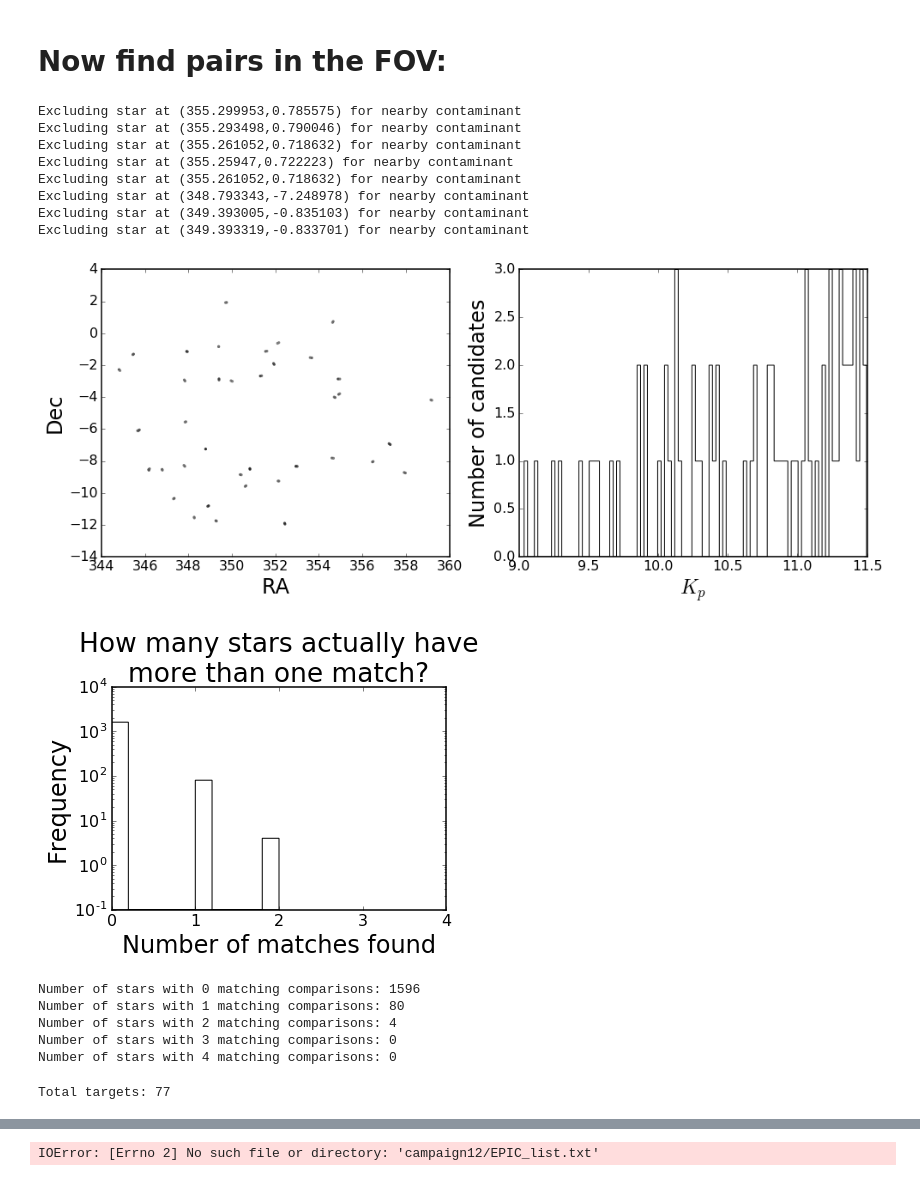
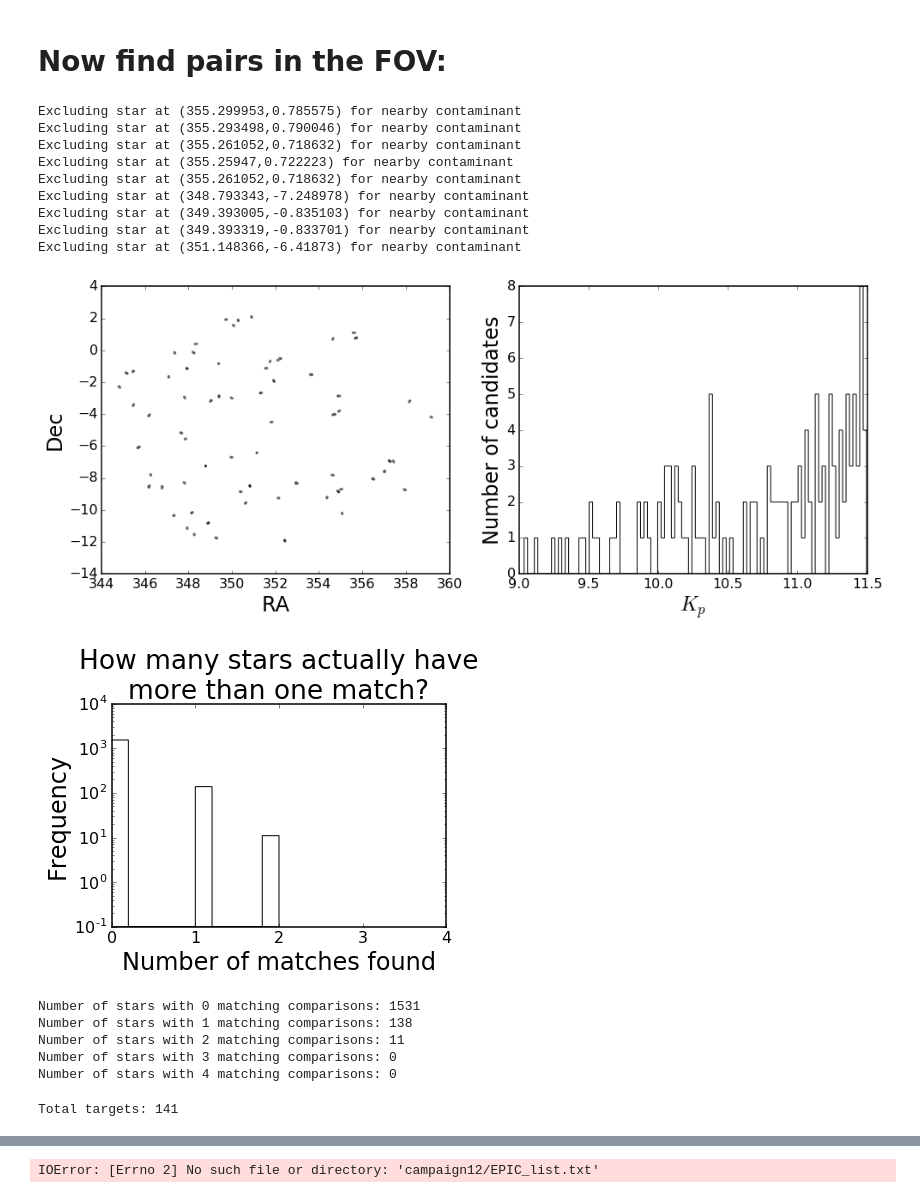
Before and after one commit to bmorris3/K2-twos, a Jupyter notebook: findtargets_campaign12.ipynb, the cells around one changed output, grey strips where cells are left out. Saved outputs shown, nothing was run; the diff lists cells and outputs as text; code cells hidden in the pictures.

```diff
--- a/findtargets_campaign12.ipynb
+++ b/findtargets_campaign12.ipynb
@@ -169,7 +169,7 @@ contaminant_separation_limit = 0.5 # [arcmin] toss pairs with contaminants this
 late_mag_limit = 11.5
 
 # Impose a tolerance limit on color difference between pair
-J_minus_H_tol = 0.04
+J_minus_H_tol = 0.08
 
 ############################################################
 
@@ -212,34 +212,35 @@ if recalculate:
                 separations = candidate_with_neighbor.separation(allstarsonchip).arcmin
                 any_contaminants = np.sum(separations < contaminant_separation_limit)
 
                 if any_contaminants > 1:
                     # There will always be at least one "contaminant" by this
                     # definition (the target star), so trigger on >1
                     no_contaminants[j] = False
                     print("Excluding star at ({0},{1}) for nearby contaminant".format(ra,dec))
 
             # If there are no nearby contaminants, mark this star as a valid
             # candidate with a neighbor
             if no_contaminants.all():
                 has_neighbor[i] = True
 
     candidates_with_neighbors = on_chip[has_neighbor]
     candidates_with_neighbors.sort('Kp')
     ascii.write(candidates_with_neighbors, path, delimiter='\t', format='no_header')
 else:
     candidates_with_neighbors = ascii.read(path)
 
 plotfield(candidates_with_neighbors)
 # %% [output]
 Excluding star at (355.299953,0.785575) for nearby contaminant
 Excluding star at (355.293498,0.790046) for nearby contaminant
 Excluding star at (355.261052,0.718632) for nearby contaminant
 Excluding star at (355.25947,0.722223) for nearby contaminant
 Excluding star at (355.261052,0.718632) for nearby contaminant
 Excluding star at (348.793343,-7.248978) for nearby contaminant
 Excluding star at (349.393005,-0.835103) for nearby contaminant
 Excluding star at (349.393319,-0.833701) for nearby contaminant
+Excluding star at (351.148366,-6.41873) for nearby contaminant
-[figure, old version]
+[figure, new version]
 # %%
 fig, ax = plt.subplots()
 ax.hist(N_neighbors, histtype='stepfilled', log=True,
@@ -254,13 +255,13 @@ for i in range(5):
     print("Number of stars with {0} matching comparisons: {1}".format(i,
           list(N_neighbors).count(i)))
 # %% [output]
-[figure, old version]
+[figure, new version]
-Number of stars with 0 matching comparisons: 1596
-Number of stars with 1 matching comparisons: 80
-Number of stars with 2 matching comparisons: 4
+Number of stars with 0 matching comparisons: 1531
+Number of stars with 1 matching comparisons: 138
+Number of stars with 2 matching comparisons: 11
 Number of stars with 3 matching comparisons: 0
 Number of stars with 4 matching comparisons: 0
 # %%
 print 'Total targets:', len(candidates_with_neighbors)
 # %% [output]
-Total targets: 77
+Total targets: 141
```
Also changed, not shown: parts of 1 cell of this notebook, 2 other files.
